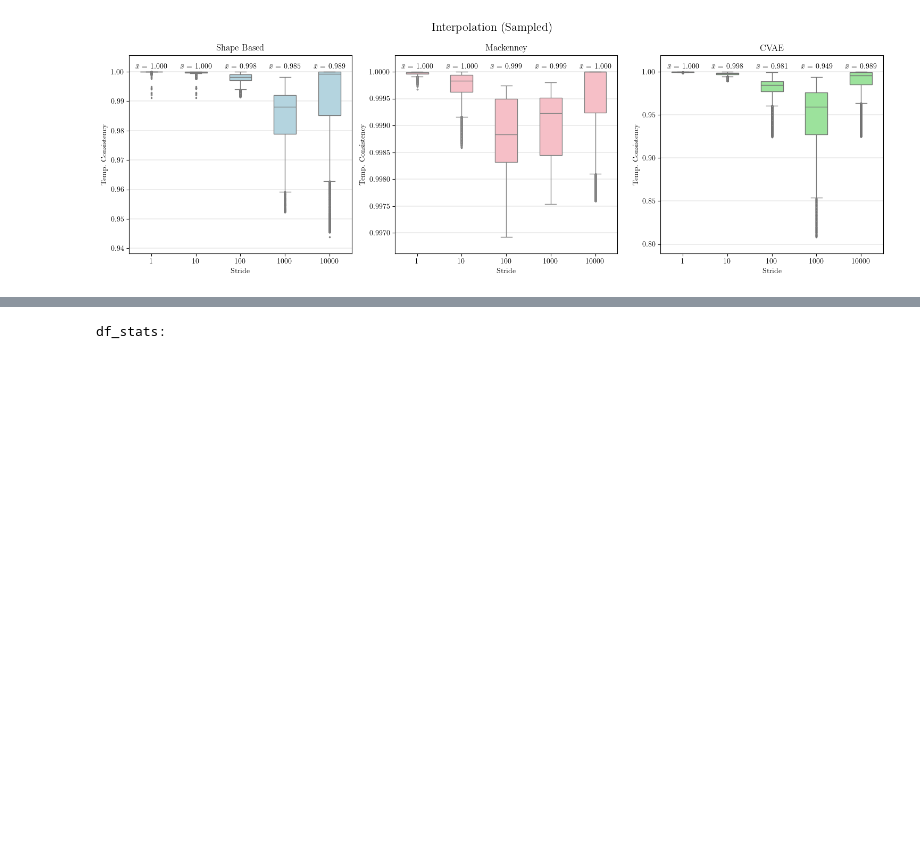
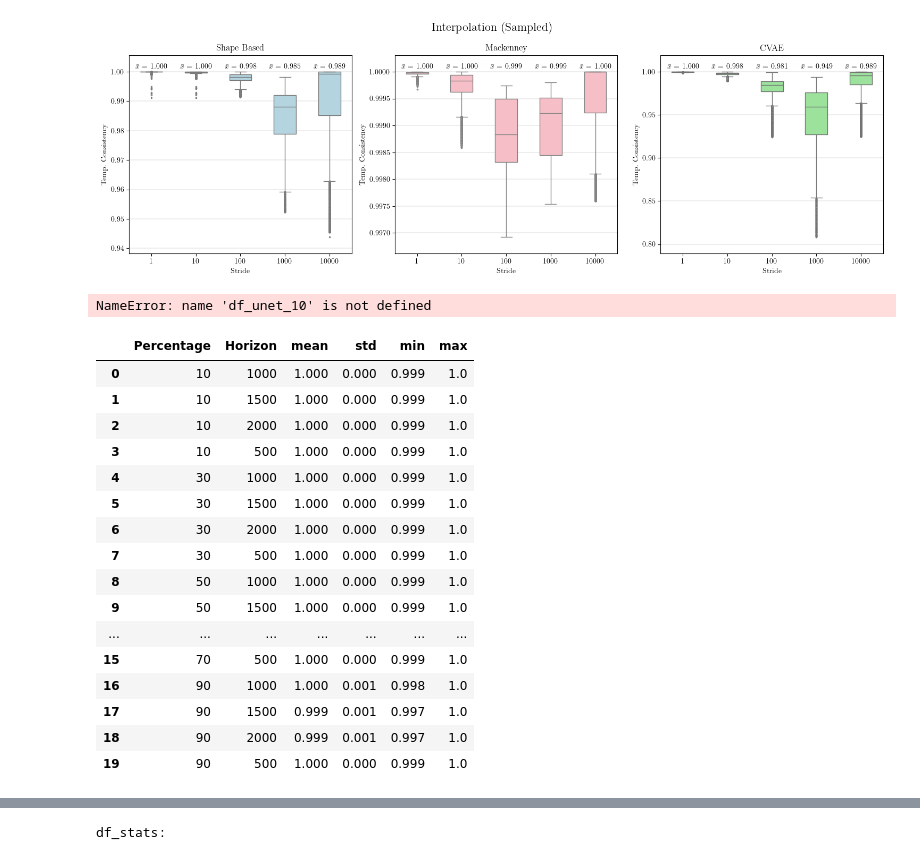
Before and after one commit to Tiago1Ribeiro/spatiotemporal-vae-reconstruction, a Jupyter notebook: notebooks/4_results_vis.ipynb, the cells around one changed output, grey strips where cells are left out. Drawn from its saved outputs; the diff is of its cells as text; code cells hidden in the pictures; blank space fills up the shorter version.

```diff
--- a/notebooks/4_results_vis.ipynb
+++ b/notebooks/4_results_vis.ipynb
@@ -455,8 +460,74 @@ def get_stats_df(dfs):
     df = df.round(3)
     return df
 
-df_stats = get_stats_df(dfs)
-df_stats_sampled = get_stats_df(dfs_sampled)
-df_stats_ext_70 = get_stats_df(dfs_ext_70)
-df_stats_ext_90 = get_stats_df(dfs_ext_90)
-df_stats_ext_50 = get_stats_df(dfs_ext_50)
+# df_stats = get_stats_df(dfs)
+# df_stats_sampled = get_stats_df(dfs_sampled)
+# df_stats_ext_70 = get_stats_df(dfs_ext_70)
+# df_stats_ext_90 = get_stats_df(dfs_ext_90)
+# df_stats_ext_50 = get_stats_df(dfs_ext_50)
+df_stats_unet_10 = get_stats_df({'unet_10': df_unet_10})
+df_stats_unet_30 = get_stats_df({'unet_30': df_unet_30})
+df_stats_unet_50 = get_stats_df({'unet_50': df_unet_50})
+df_stats_unet_70 = get_stats_df({'unet_70': df_unet_70})
+df_stats_unet_90 = get_stats_df({'unet_90': df_unet_90})
+concat_df = pd.concat([df_stats_unet_10, df_stats_unet_30, df_stats_unet_50, df_stats_unet_70, df_stats_unet_90])
+# %% [output]
+NameError: name 'df_unet_10' is not defined
+# %%
+from glob import glob
+
+# retrieve csv files from BASE_DIR
+unet_tc_csv_files = glob(os.path.join(BASE_DIR, "unet_*_tc_h_*.csv"))
+# read each csv file into a dataframe and store in a dictionary according to the percentage of support data and horizon (unet_<percentage>_tc_h_<horizon>)
+dfs_unet = {}
+for csv_file in unet_tc_csv_files:
+    df = pd.read_csv(csv_file)
+    # extract the model name from the csv file name
+    model_name = os.path.basename(csv_file).split(".")[0]
+    # store the dataframe in the dictionary
+    dfs_unet[model_name] = df
+# calculate the statistics for each model and group them by the percentage of support data and horizon
+stats_unet = {}
+for model, df in dfs_unet.items():
+    # extract the percentage of support data and horizon from the model name
+    percentage, horizon = model.split("_")[1], model.split("_")[-1]
+    # group the dataframe by the stride
+    grouped_df = df.groupby('Stride')
+    # calculate the statistics for each group
+    stats_unet[(percentage, horizon)] = grouped_df['Temp. Consistency'].describe()
+# %%
+stats = {}
+for model, df in dfs_unet.items():
+    stats[model] = df['Temp. Consistency'].describe().loc[['count', 'mean', 'std', 'min', 'max']]
+stats_df = pd.DataFrame.from_dict(stats, orient='index')
+stats_df = stats_df.round(3)
+# parse the model name to extract the percentage of support data and horizon
+stats_df['Percentage'] = stats_df.index.str.split("_").str[1]
+stats_df['Horizon'] = stats_df.index.str.split("_").str[-1]
+# order by Percentage and Horizon, and exclude index from the dataframe
+stats_df = stats_df.sort_values(by=['Percentage', 'Horizon']).reset_index(drop=True)
+# exclude count from the dataframe
+stats_df = stats_df.drop(columns=['count'])
+# Put percentage and horizon as the first two columns
+cols = stats_df.columns.tolist()
+cols = cols[-2:] + cols[:-2]
+stats_df = stats_df[cols]
+stats_df
+# %% [output]
+|  | Percentage | Horizon | mean | std | min | max |
+| 0 | 10 | 1000 | 1.000 | 0.000 | 0.999 | 1.0 |
+| 1 | 10 | 1500 | 1.000 | 0.000 | 0.999 | 1.0 |
+| 2 | 10 | 2000 | 1.000 | 0.000 | 0.999 | 1.0 |
+| 3 | 10 | 500 | 1.000 | 0.000 | 0.999 | 1.0 |
+| 4 | 30 | 1000 | 1.000 | 0.000 | 0.999 | 1.0 |
+| 5 | 30 | 1500 | 1.000 | 0.000 | 0.999 | 1.0 |
+| 6 | 30 | 2000 | 1.000 | 0.000 | 0.999 | 1.0 |
+| 7 | 30 | 500 | 1.000 | 0.000 | 0.999 | 1.0 |
+| 8 | 50 | 1000 | 1.000 | 0.000 | 0.999 | 1.0 |
+| 9 | 50 | 1500 | 1.000 | 0.000 | 0.999 | 1.0 |
+| ... | ... | ... | ... | ... | ... | ... |
+| 15 | 70 | 500 | 1.000 | 0.000 | 0.999 | 1.0 |
+| 16 | 90 | 1000 | 1.000 | 0.001 | 0.998 | 1.0 |
+| 17 | 90 | 1500 | 0.999 | 0.001 | 0.997 | 1.0 |
+| 18 | 90 | 2000 | 0.999 | 0.001 | 0.997 | 1.0 |
+| 19 | 90 | 500 | 1.000 | 0.000 | 0.999 | 1.0 |
```
Also changed, not shown: parts of 9 cells of this notebook, 47 other files.
